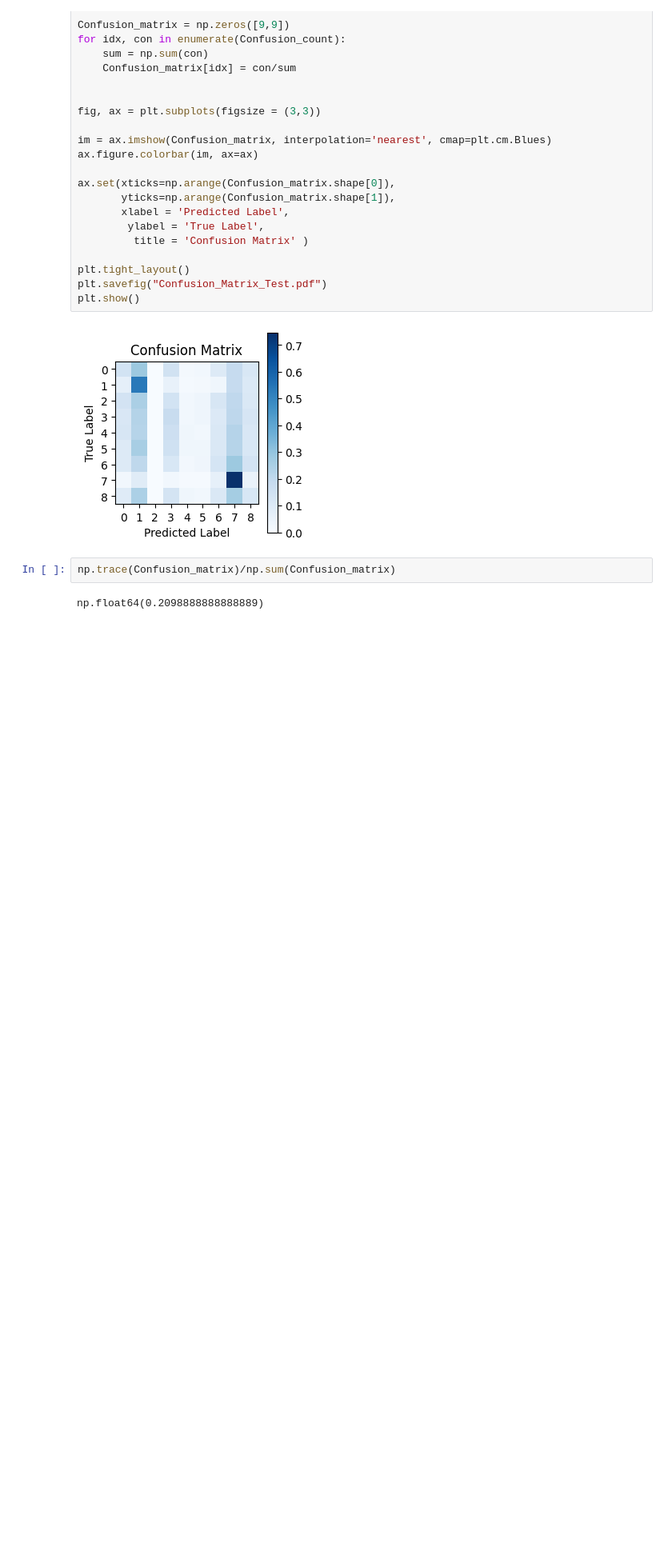
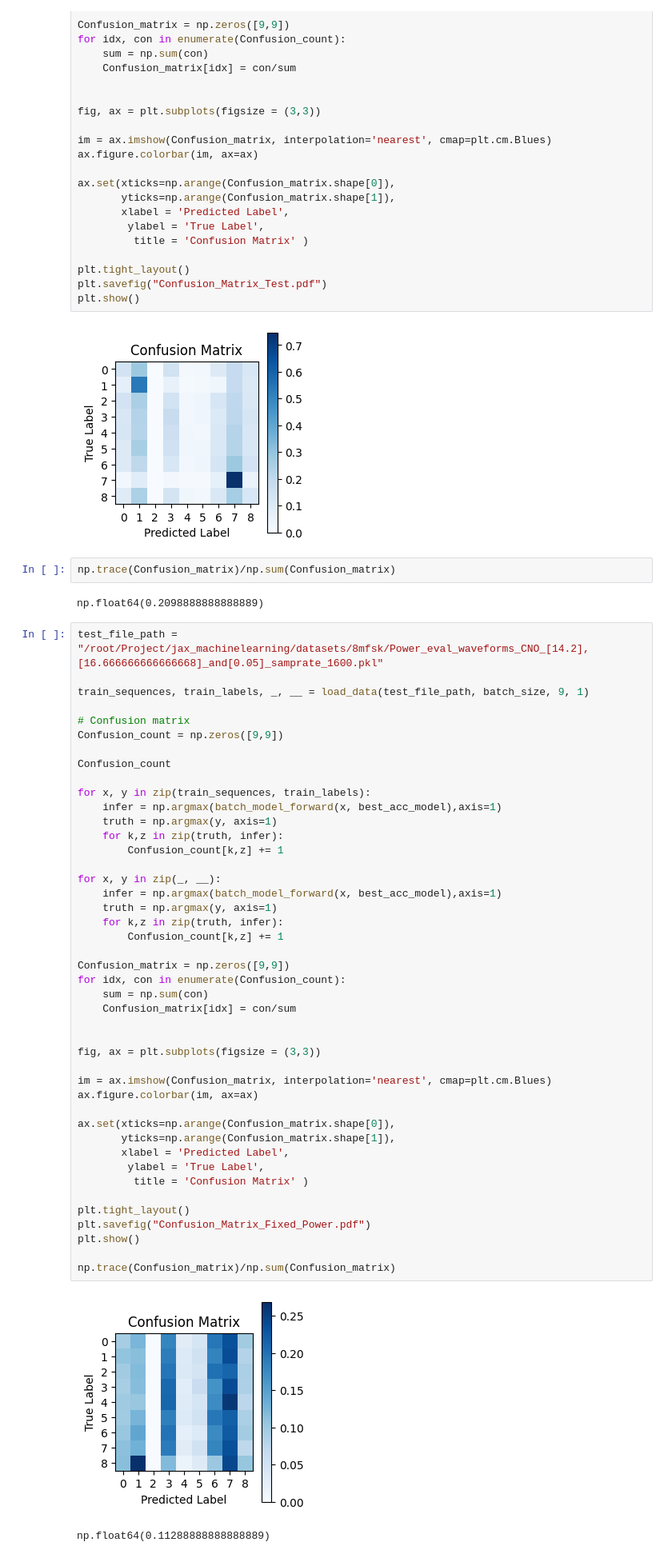
Before and after one commit to AppelEater/jax_machinelearning, a Jupyter notebook: data_visualizer_test_case.ipynb, the cells around one changed output. Shown at 80% size. Saved outputs shown, nothing was run; the diff lists cells and outputs as text; blank space fills up the shorter version.

```diff
--- a/data_visualizer_test_case.ipynb
+++ b/data_visualizer_test_case.ipynb
@@ -200,3 +200,50 @@ plt.show()
 np.trace(Confusion_matrix)/np.sum(Confusion_matrix)
 # %% [output]
 np.float64(0.2098888888888889)
+# %%
+test_file_path = "/root/Project/jax_machinelearning/datasets/8mfsk/Power_eval_waveforms_CNO_[14.2],[16.666666666666668]_and[0.05]_samprate_1600.pkl"
+
+train_sequences, train_labels, _, __ = load_data(test_file_path, batch_size, 9, 1)
+
+# Confusion matrix
+Confusion_count = np.zeros([9,9])
+
+Confusion_count
+
+for x, y in zip(train_sequences, train_labels):
+    infer = np.argmax(batch_model_forward(x, best_acc_model),axis=1)
+    truth = np.argmax(y, axis=1)
+    for k,z in zip(truth, infer):
+        Confusion_count[k,z] += 1
+
+for x, y in zip(_, __):
+    infer = np.argmax(batch_model_forward(x, best_acc_model),axis=1)
+    truth = np.argmax(y, axis=1)
+    for k,z in zip(truth, infer):
+        Confusion_count[k,z] += 1
+
+Confusion_matrix = np.zeros([9,9])
+for idx, con in enumerate(Confusion_count):
+    sum = np.sum(con)
+    Confusion_matrix[idx] = con/sum
+
+
+fig, ax = plt.subplots(figsize = (3,3))
+
+im = ax.imshow(Confusion_matrix, interpolation='nearest', cmap=plt.cm.Blues)
+ax.figure.colorbar(im, ax=ax)
+
+ax.set(xticks=np.arange(Confusion_matrix.shape[0]),
+       yticks=np.arange(Confusion_matrix.shape[1]),
+       xlabel = 'Predicted Label',
+        ylabel = 'True Label',
+         title = 'Confusion Matrix' )
+
+plt.tight_layout()
+plt.savefig("Confusion_Matrix_Fixed_Power.pdf")
+plt.show()
+
+np.trace(Confusion_matrix)/np.sum(Confusion_matrix)
+# %% [output]
+[figure, added]
+np.float64(0.11288888888888889)
```
Also changed, not shown: 18 other files.
